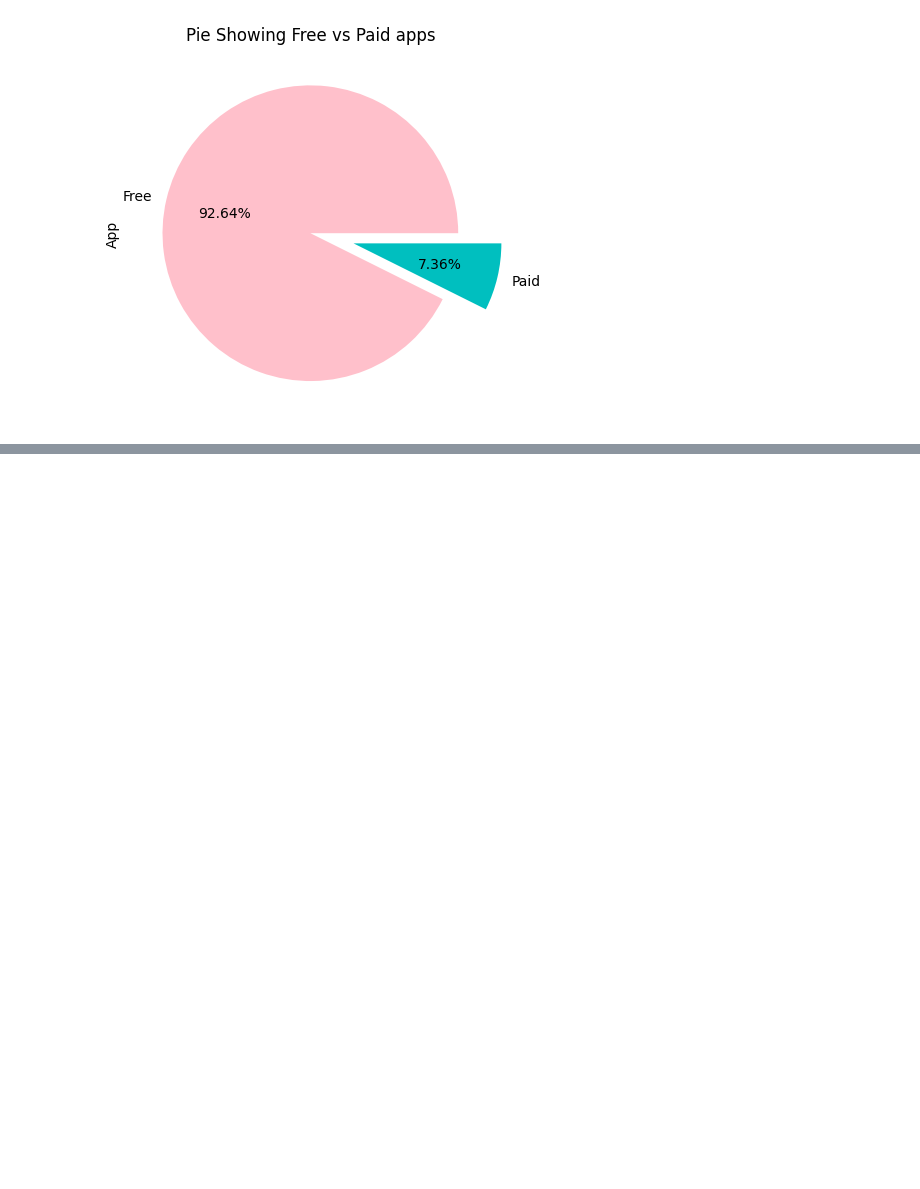
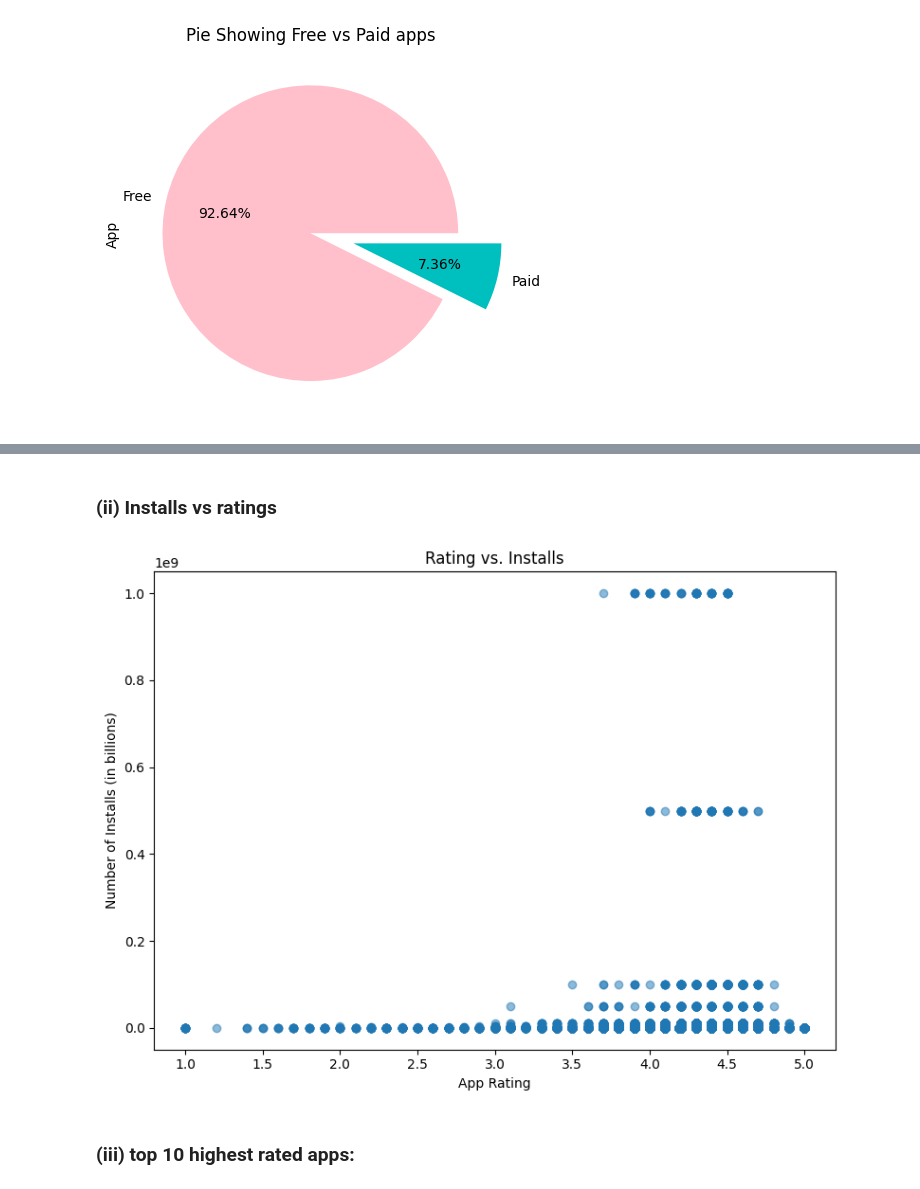
Before and after one commit to joshikunal927/Liabraries, a Jupyter notebook: my project/archive (1)/1_project.ipynb, the cells around one changed output, grey strips where cells are left out. Cells and saved outputs as stored; diff of their text form; code cells hidden in the pictures; blank space fills up the shorter version.

```diff
--- a/my project/archive (1)/1_project.ipynb
+++ b/my project/archive (1)/1_project.ipynb
@@ -215,0 +284,14 @@ Text(0.5, 1.0, 'Pie Showing Free vs Paid apps')
+# %% [markdown]
+### (ii) Installs vs ratings
+# %%
+plt.figure(figsize=(8,6))
+plt.scatter(df['Rating'], df['Installs'], alpha=0.5)
+plt.xlabel('App Rating')
+plt.ylabel('Number of Installs (in billions)')
+plt.title('Rating vs. Installs')
+plt.tight_layout()
+plt.show()
+# %% [output]
+[figure, added]
+# %% [markdown]
+### (iii) top 10 highest rated apps:
```
Also changed, not shown: parts of 31 cells of this notebook.
